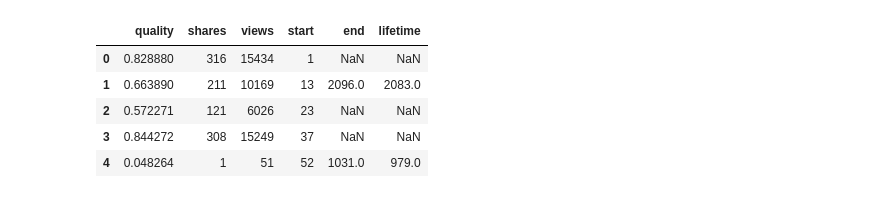
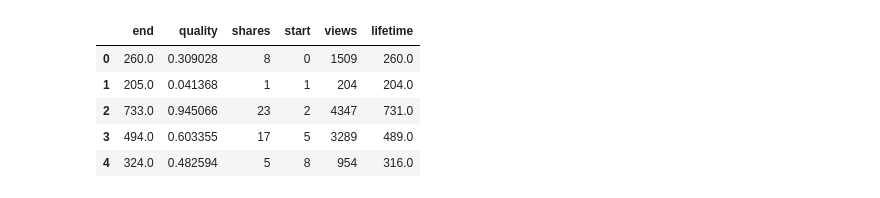
Before and after one commit to FakeNewsProject/FakeNews, a Jupyter notebook: Network Test.ipynb, the cells around one changed output. Cells and saved outputs as stored; diff of their text form; code cells hidden in the pictures.

```diff
--- a/Network Test.ipynb
+++ b/Network Test.ipynb
@@ -9,7 +12,9 @@ import seaborn as sb
 import matplotlib.pyplot as plt
 # %%
 people = 1000
-connexions = 25000
-steps = 3000
+connexions = 100000
+steps = 10000
+alpha = 20
+mu = 0.5
 # %%
-network = Network(people,connexions)
+net = Network(people,connexions,alpha, mu)
@@ -35,9 +35,18 @@ df_memes['lifetime'] =  df_memes['end'] - df_memes['start']
+# %%
+
+memes_df = pd.DataFrame({'quality': [meme.quality for meme in net.memes],
+                         'views': [meme.views for meme in net.memes],
+                         'shares': [meme.shares for meme in net.memes],
+                         'start': [meme.start for meme in net.memes],
+                         'end': [meme.end for meme in net.memes]})
+
+memes_df['lifetime'] = memes_df['end'] - memes_df['start']
 # %%
-df_memes.head()
+memes_df.head()
 # %% [output]
-|  | quality | shares | views | start | end | lifetime |
-| 0 | 0.828880 | 316 | 15434 | 1 | NaN | NaN |
-| 1 | 0.663890 | 211 | 10169 | 13 | 2096.0 | 2083.0 |
-| 2 | 0.572271 | 121 | 6026 | 23 | NaN | NaN |
-| 3 | 0.844272 | 308 | 15249 | 37 | NaN | NaN |
-| 4 | 0.048264 | 1 | 51 | 52 | 1031.0 | 979.0 |
+|  | end | quality | shares | start | views | lifetime |
+| 0 | 260.0 | 0.309028 | 8 | 0 | 1509 | 260.0 |
+| 1 | 205.0 | 0.041368 | 1 | 1 | 204 | 204.0 |
+| 2 | 733.0 | 0.945066 | 23 | 2 | 4347 | 731.0 |
+| 3 | 494.0 | 0.603355 | 17 | 5 | 3289 | 489.0 |
+| 4 | 324.0 | 0.482594 | 5 | 8 | 954 | 316.0 |
```
Also changed, not shown: parts of 12 cells of this notebook.
